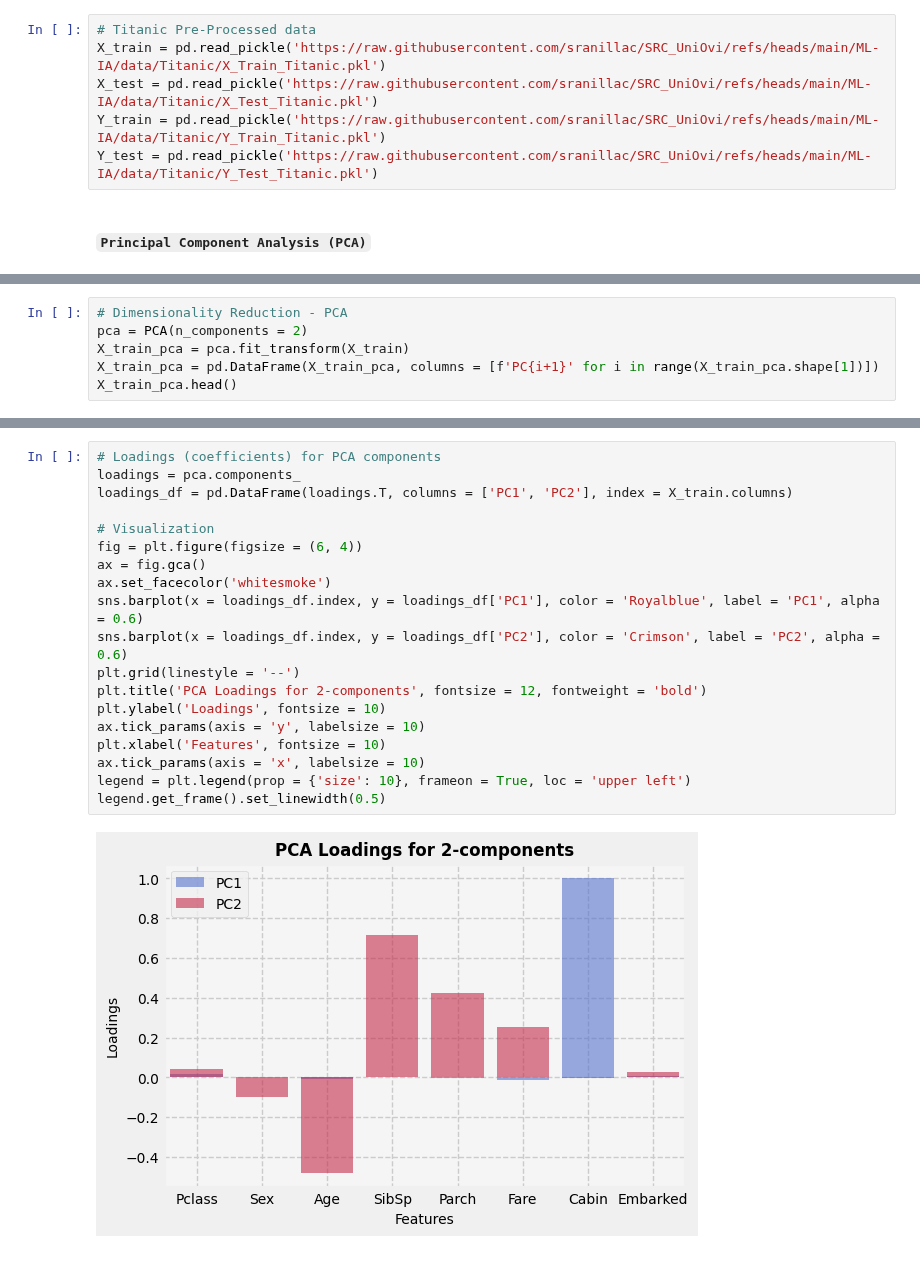
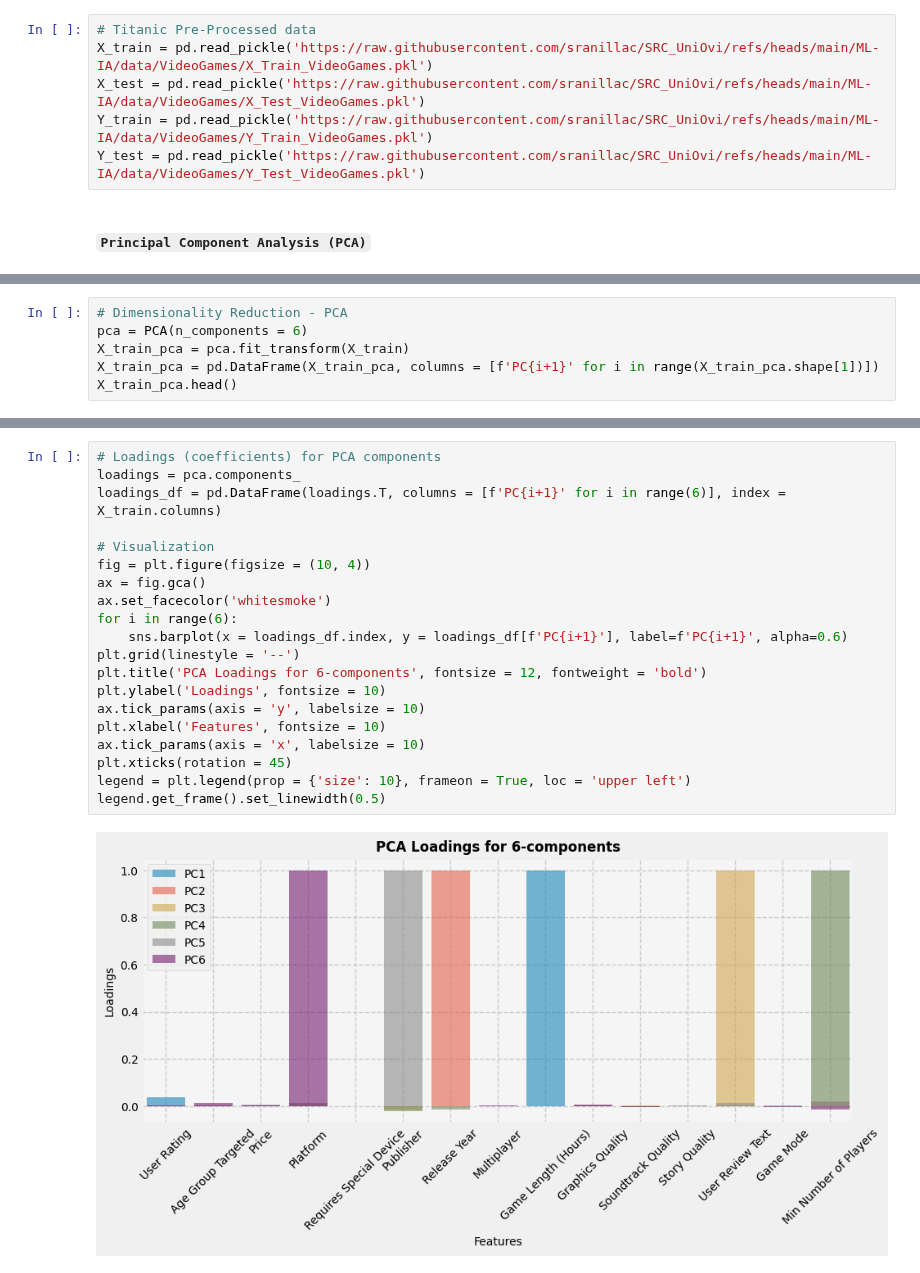
Before and after one commit to sranillac/SRC_UniOvi, a Jupyter notebook: ML-IA/src/VideoGames/SRC_Dimension_Reduction_VideoGames.ipynb, the cells around one changed output, grey strips where cells are left out. Saved outputs shown, nothing was run; the diff lists cells and outputs as text.

```diff
--- a/ML-IA/src/VideoGames/SRC_Dimension_Reduction_VideoGames.ipynb
+++ b/ML-IA/src/VideoGames/SRC_Dimension_Reduction_VideoGames.ipynb
@@ -24,9 +24,9 @@ warnings.filterwarnings("ignore", category = FutureWarning)
 # %%
 # Titanic Pre-Processed data
-X_train = pd.read_pickle('https://raw.githubusercontent.com/sranillac/SRC_UniOvi/refs/heads/main/ML-IA/data/Titanic/X_Train_Titanic.pkl')
-X_test = pd.read_pickle('https://raw.githubusercontent.com/sranillac/SRC_UniOvi/refs/heads/main/ML-IA/data/Titanic/X_Test_Titanic.pkl')
-Y_train = pd.read_pickle('https://raw.githubusercontent.com/sranillac/SRC_UniOvi/refs/heads/main/ML-IA/data/Titanic/Y_Train_Titanic.pkl')
-Y_test = pd.read_pickle('https://raw.githubusercontent.com/sranillac/SRC_UniOvi/refs/heads/main/ML-IA/data/Titanic/Y_Test_Titanic.pkl')
+X_train = pd.read_pickle('https://raw.githubusercontent.com/sranillac/SRC_UniOvi/refs/heads/main/ML-IA/data/VideoGames/X_Train_VideoGames.pkl')
+X_test = pd.read_pickle('https://raw.githubusercontent.com/sranillac/SRC_UniOvi/refs/heads/main/ML-IA/data/VideoGames/X_Test_VideoGames.pkl')
+Y_train = pd.read_pickle('https://raw.githubusercontent.com/sranillac/SRC_UniOvi/refs/heads/main/ML-IA/data/VideoGames/Y_Train_VideoGames.pkl')
+Y_test = pd.read_pickle('https://raw.githubusercontent.com/sranillac/SRC_UniOvi/refs/heads/main/ML-IA/data/VideoGames/Y_Test_VideoGames.pkl')
 # %% [markdown]
 #### ``Principal Component Analysis (PCA)``
 # %%
@@ -57,6 +57,6 @@ legend.get_frame().set_linewidth(0.5)
 # %%
 # Dimensionality Reduction - PCA
-pca = PCA(n_components = 2)
+pca = PCA(n_components = 6)
 X_train_pca = pca.fit_transform(X_train)
 X_train_pca = pd.DataFrame(X_train_pca, columns = [f'PC{i+1}' for i in range(X_train_pca.shape[1])])
 X_train_pca.head()
@@ -81,21 +81,22 @@ X_test_pca.to_pickle('../../data/Titanic/X_Test_PCA_Titanic.pkl')
 # %%
 # Loadings (coefficients) for PCA components
 loadings = pca.components_
-loadings_df = pd.DataFrame(loadings.T, columns = ['PC1', 'PC2'], index = X_train.columns)
+loadings_df = pd.DataFrame(loadings.T, columns = [f'PC{i+1}' for i in range(6)], index = X_train.columns)
 
 # Visualization
-fig = plt.figure(figsize = (6, 4))
+fig = plt.figure(figsize = (10, 4))
 ax = fig.gca()
 ax.set_facecolor('whitesmoke')
-sns.barplot(x = loadings_df.index, y = loadings_df['PC1'], color = 'Royalblue', label = 'PC1', alpha = 0.6)
-sns.barplot(x = loadings_df.index, y = loadings_df['PC2'], color = 'Crimson', label = 'PC2', alpha = 0.6)
+for i in range(6):
+    sns.barplot(x = loadings_df.index, y = loadings_df[f'PC{i+1}'], label=f'PC{i+1}', alpha=0.6)
 plt.grid(linestyle = '--')
-plt.title('PCA Loadings for 2-components', fontsize = 12, fontweight = 'bold')
+plt.title('PCA Loadings for 6-components', fontsize = 12, fontweight = 'bold')
 plt.ylabel('Loadings', fontsize = 10)
 ax.tick_params(axis = 'y', labelsize = 10)
 plt.xlabel('Features', fontsize = 10)
 ax.tick_params(axis = 'x', labelsize = 10)
+plt.xticks(rotation = 45)
 legend = plt.legend(prop = {'size': 10}, frameon = True, loc = 'upper left')
 legend.get_frame().set_linewidth(0.5)
 # %% [output]
-[figure, old version]
+[figure, new version]
```
Also changed, not shown: parts of 12 cells of this notebook, 2 other files.
